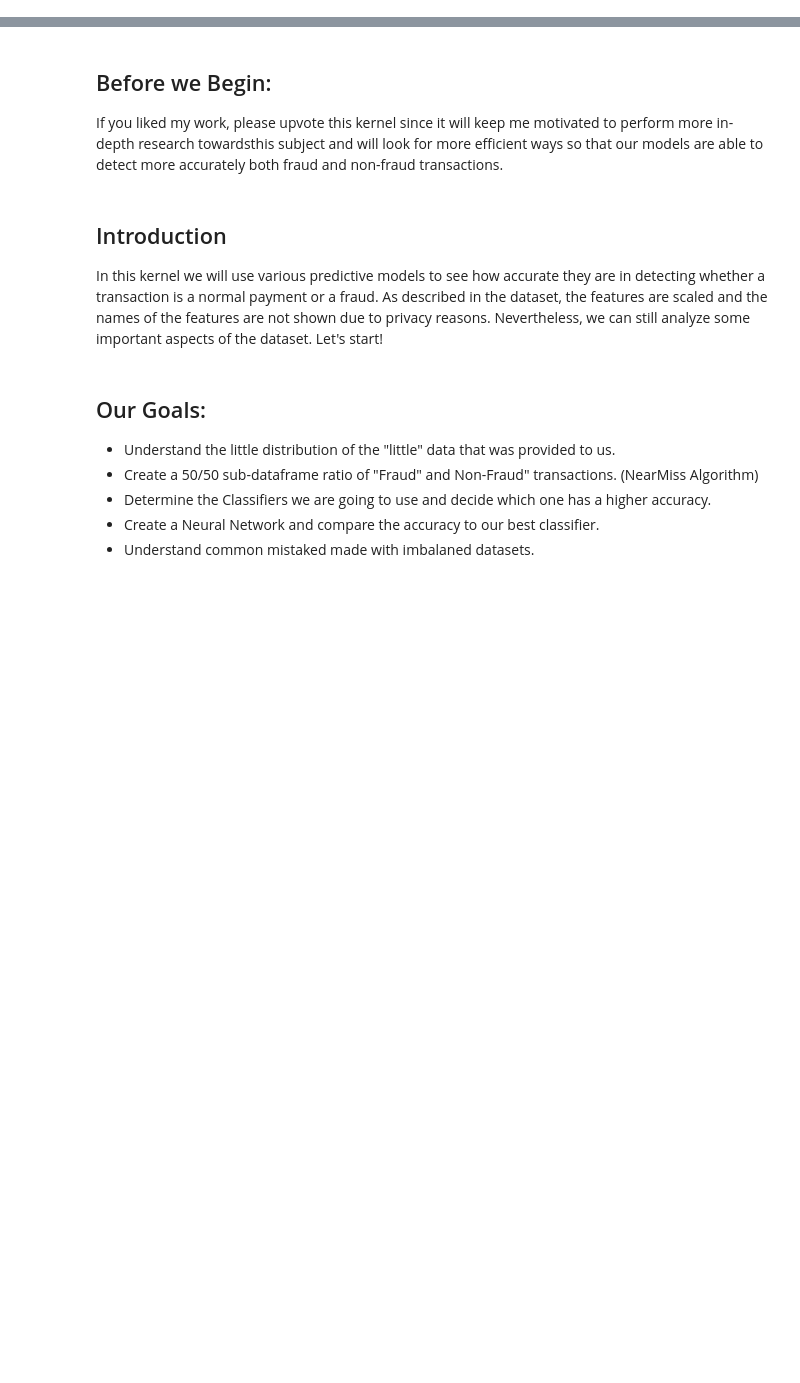
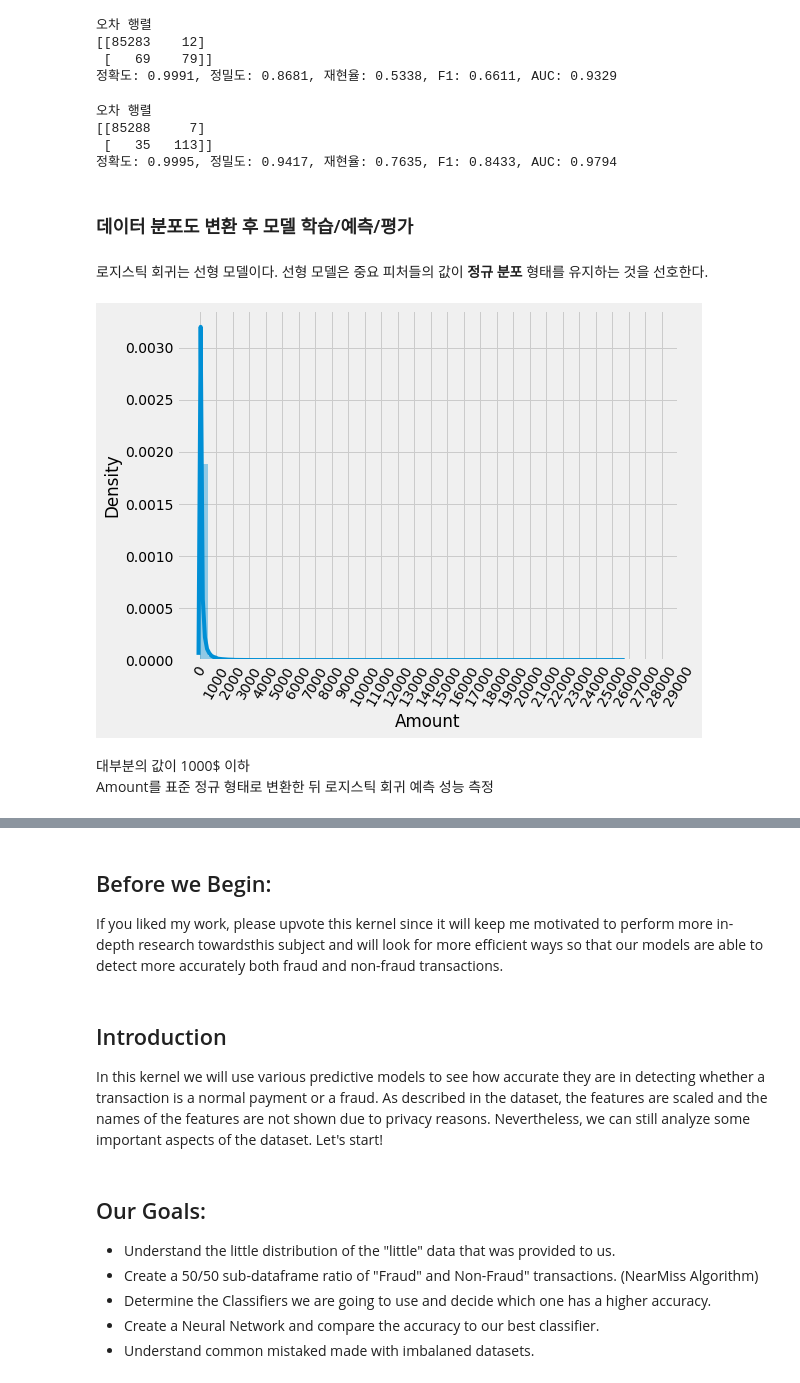
Before and after one commit to choi-yh/Pyhon_ML_Guide, a Jupyter notebook: 04_09_캐글_신용카드_사기_검출.ipynb, the cells around one changed output, grey strips where cells are left out. Saved outputs shown, nothing was run; the diff lists cells and outputs as text; code cells hidden in the pictures; blank space fills up the shorter version.

```diff
--- a/04_09_캐글_신용카드_사기_검출.ipynb
+++ b/04_09_캐글_신용카드_사기_검출.ipynb
@@ -4,0 +41,14 @@ https://www.kaggle.com/janiobachmann/credit-fraud-dealing-with-imbalanced-datase
+# %%
+import pandas as pd
+import numpy as np
+
+import matplotlib.pyplot as plt
+import seaborn as sns
+plt.style.use('fivethirtyeight')
+plt.rcParams['figure.figsize'] = (8, 6)
+
+import warnings
+warnings.filterwarnings('ignore')
+# %%
+card_df = pd.read_csv("/gdrive/My Drive/Python/파이썬_머신러닝_완벽_가이드/data/creditcard.csv")
+card_df.head(3)
@@ -4,0 +146,15 @@ https://www.kaggle.com/janiobachmann/credit-fraud-dealing-with-imbalanced-datase
+# %%
+from sklearn.linear_model import LogisticRegression
+
+lr = LogisticRegression()
+lr.fit(X_train, y_train)
+lr_pred = lr.predict(X_test)
+lr_pred_proba = lr.predict_proba(X_test)[:, 1]
+
+# 3장에서 사용한 get_clf_eval() 함수를 이용해 평가 수행
+get_clf_eval(y_test, lr_pred, lr_pred_proba)
+# %% [output]
+오차 행렬
+[[85283    12]
+ [   69    79]]
+정확도: 0.9991, 정밀도: 0.8681, 재현율: 0.5338, F1: 0.6611, AUC: 0.9329
@@ -4,0 +168,24 @@ https://www.kaggle.com/janiobachmann/credit-fraud-dealing-with-imbalanced-datase
+# %%
+from lightgbm import LGBMClassifier
+
+lgbm = LGBMClassifier(n_estimators=1000, num_leaves=64, n_jobs=-1, boost_from_average=False)
+get_model_train_eval(lgbm, X_train, X_test, y_train, y_test)
+# %% [output]
+오차 행렬
+[[85288     7]
+ [   35   113]]
+정확도: 0.9995, 정밀도: 0.9417, 재현율: 0.7635, F1: 0.8433, AUC: 0.9794
+# %% [markdown]
+### 데이터 분포도 변환 후 모델 학습/예측/평가
+# %% [markdown]
+로지스틱 회귀는 선형 모델이다. 선형 모델은 중요 피처들의 값이 **정규 분포** 형태를 유지하는 것을 선호한다.
+# %%
+# Amount 분포도 확인
+sns.distplot(card_df['Amount'])
+plt.xticks(range(0, 30000, 1000), rotation=60)
+plt.show()
+# %% [output]
+[figure, added]
+# %% [markdown]
+대부분의 값이 1000$ 이하
+Amount를 표준 정규 형태로 변환한 뒤 로지스틱 회귀 예측 성능 측정
```
Also changed, not shown: parts of 44 cells of this notebook.
